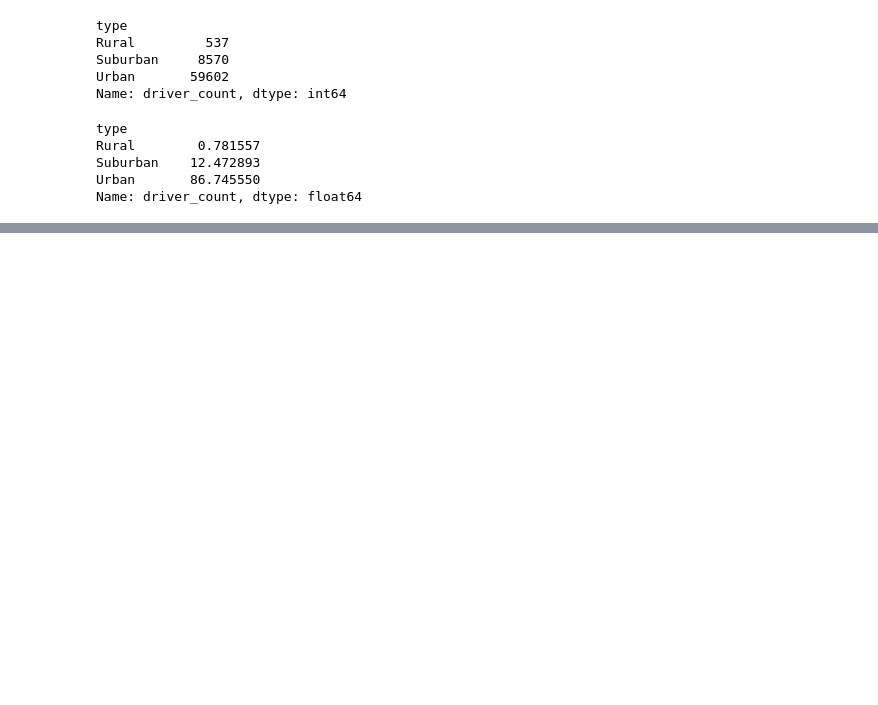
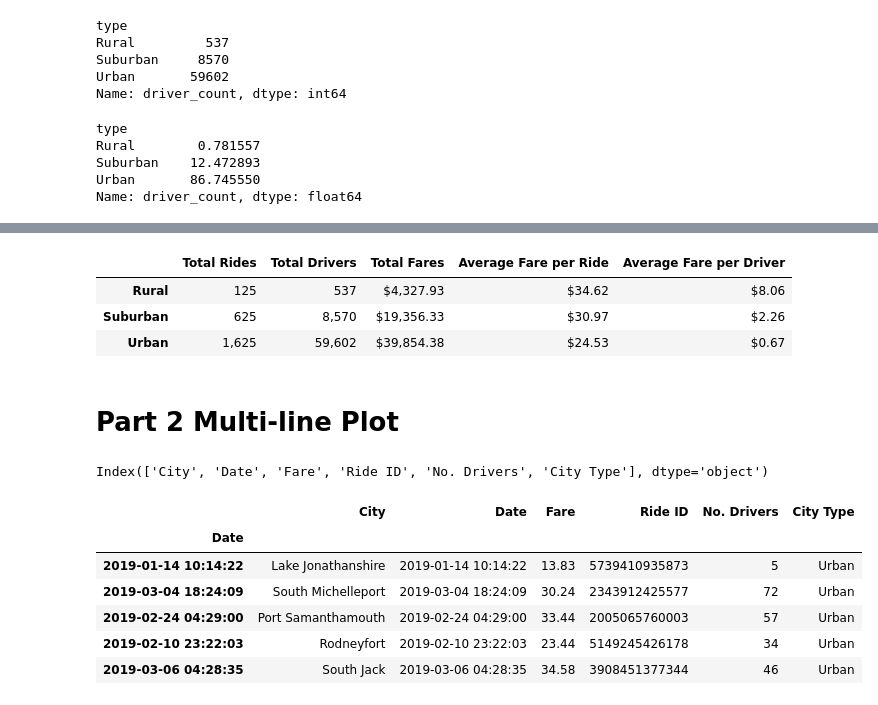
Before and after one commit to prentiss04/PyBer_Analysis, a Jupyter notebook: PyBer.ipynb, the cells around one changed output, grey strips where cells are left out. Saved outputs shown, nothing was run; the diff lists cells and outputs as text; code cells hidden in the pictures; blank space fills up the shorter version.

```diff
--- a/PyBer.ipynb
+++ b/PyBer.ipynb
@@ -975,0 +1027,30 @@ plt.show()
+# %%
+key_metrics_summary_df
+# %% [output]
+|  | Total Rides | Total Drivers | Total Fares | Average Fare per Ride | Average Fare per Driver |
+| Rural | 125 | 537 | $4,327.93 | $34.62 | $8.06 |
+| Suburban | 625 | 8,570 | $19,356.33 | $30.97 | $2.26 |
+| Urban | 1,625 | 59,602 | $39,854.38 | $24.53 | $0.67 |
+# %% [markdown]
+# Part 2 Multi-line Plot
+# %%
+# Rename columns in the DF
+
+pyber_data_df.rename(columns={'city':'City','date':'Date','fare':'Fare','ride_id':'Ride ID','driver_count': 'No. Drivers', 'type': 'City Type'},
+                 inplace=True)
+
+print(pyber_data_df.columns)
+# %% [output]
+Index(['City', 'Date', 'Fare', 'Ride ID', 'No. Drivers', 'City Type'], dtype='object')
+# %%
+# Set Date as the index
+pyber_date_index_df = pyber_data_df.set_index(pyber_data_df["Date"])
+pyber_date_index_df.head()
+# %% [output]
+|  | City | Date | Fare | Ride ID | No. Drivers | City Type |
+| Date |  |  |  |  |  |  |
+| 2019-01-14 10:14:22 | Lake Jonathanshire | 2019-01-14 10:14:22 | 13.83 | 5739410935873 | 5 | Urban |
+| 2019-03-04 18:24:09 | South Michelleport | 2019-03-04 18:24:09 | 30.24 | 2343912425577 | 72 | Urban |
+| 2019-02-24 04:29:00 | Port Samanthamouth | 2019-02-24 04:29:00 | 33.44 | 2005065760003 | 57 | Urban |
+| 2019-02-10 23:22:03 | Rodneyfort | 2019-02-10 23:22:03 | 23.44 | 5149245426178 | 34 | Urban |
+| 2019-03-06 04:28:35 | South Jack | 2019-03-06 04:28:35 | 34.58 | 3908451377344 | 46 | Urban |
```
Also changed, not shown: parts of 28 cells of this notebook, 6 other files.
